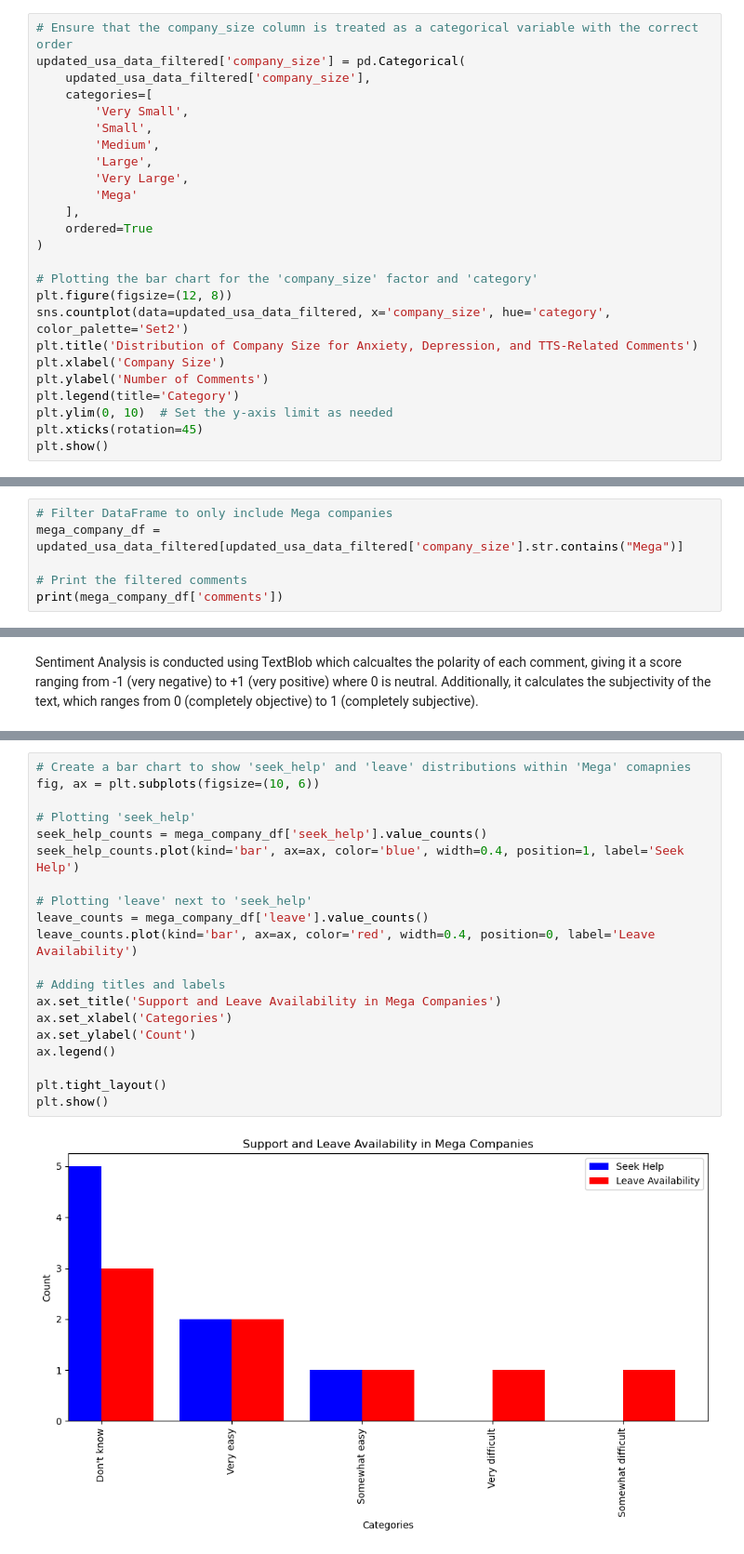
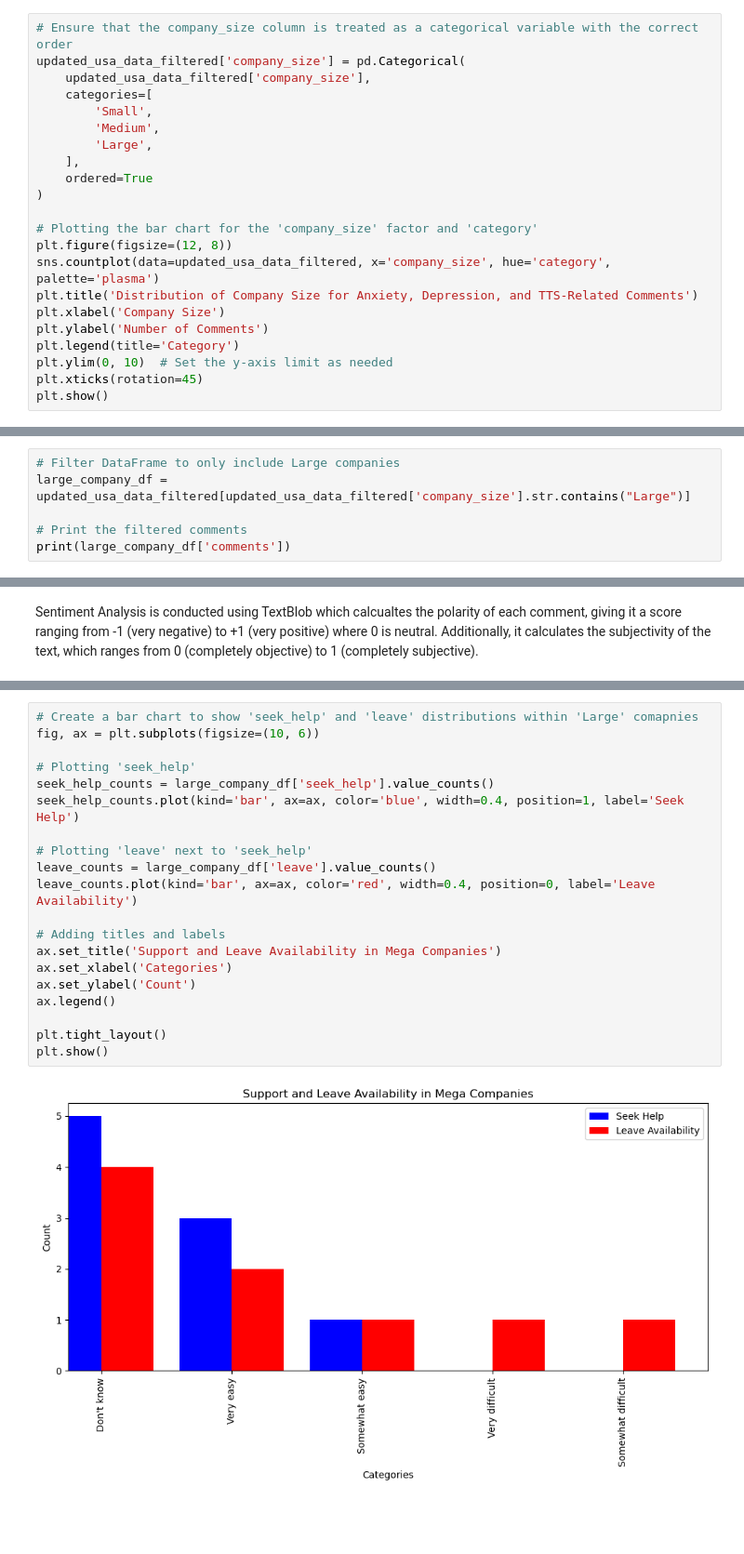
Before and after one commit to rinals/Proj3-grp4-Mentalhealth_Tech, a Jupyter notebook: tech_mental_health_analysis.ipynb, the cells around one changed output, grey strips where cells are left out. Shown at 93% size. Cells and saved outputs as stored; diff of their text form; blank space fills up the shorter version.

```diff
--- a/tech_mental_health_analysis.ipynb
+++ b/tech_mental_health_analysis.ipynb
@@ -663,19 +589,16 @@ Categories (6, object): ['Very Small' < 'Small' < 'Medium' < 'Large' < 'Very Lar
 updated_usa_data_filtered['company_size'] = pd.Categorical(
     updated_usa_data_filtered['company_size'],
     categories=[
-        'Very Small',
         'Small',
         'Medium',
         'Large',
-        'Very Large',
-        'Mega'
     ],
     ordered=True
 )
 
 # Plotting the bar chart for the 'company_size' factor and 'category'
 plt.figure(figsize=(12, 8))
-sns.countplot(data=updated_usa_data_filtered, x='company_size', hue='category', color_palette='Set2')
+sns.countplot(data=updated_usa_data_filtered, x='company_size', hue='category', palette='plasma')
 plt.title('Distribution of Company Size for Anxiety, Depression, and TTS-Related Comments')
 plt.xlabel('Company Size')
 plt.ylabel('Number of Comments')
@@ -693,9 +616,9 @@ See the caveats in the documentation: https://pandas.pydata.org/pandas-docs/stab
 # %%
-# Filter DataFrame to only include Mega companies
-mega_company_df = updated_usa_data_filtered[updated_usa_data_filtered['company_size'].str.contains("Mega")]
+# Filter DataFrame to only include Large companies
+large_company_df = updated_usa_data_filtered[updated_usa_data_filtered['company_size'].str.contains("Large")]
 
 # Print the filtered comments
-print(mega_company_df['comments'])
+print(large_company_df['comments'])
 # %% [output]
 337                                                                                                                                                                                                      ...
 370                                                                                                                                                                                                      ...
@@ -799,22 +727,22 @@ plt.show()
 # %%
-# Create a bar chart to show 'seek_help' and 'leave' distributions within 'Mega' comapnies
+# Create a bar chart to show 'seek_help' and 'leave' distributions within 'Large' comapnies
 fig, ax = plt.subplots(figsize=(10, 6))
 
 # Plotting 'seek_help'
-seek_help_counts = mega_company_df['seek_help'].value_counts()
+seek_help_counts = large_company_df['seek_help'].value_counts()
 seek_help_counts.plot(kind='bar', ax=ax, color='blue', width=0.4, position=1, label='Seek Help')
 
 # Plotting 'leave' next to 'seek_help'
-leave_counts = mega_company_df['leave'].value_counts()
+leave_counts = large_company_df['leave'].value_counts()
 leave_counts.plot(kind='bar', ax=ax, color='red', width=0.4, position=0, label='Leave Availability')
 
 # Adding titles and labels
 ax.set_title('Support and Leave Availability in Mega Companies')
 ax.set_xlabel('Categories')
 ax.set_ylabel('Count')
 ax.legend()
 
 plt.tight_layout()
 plt.show()
 # %% [output]
-[figure, old version]
+[figure, new version]
```
Also changed, not shown: parts of 15 cells of this notebook.
